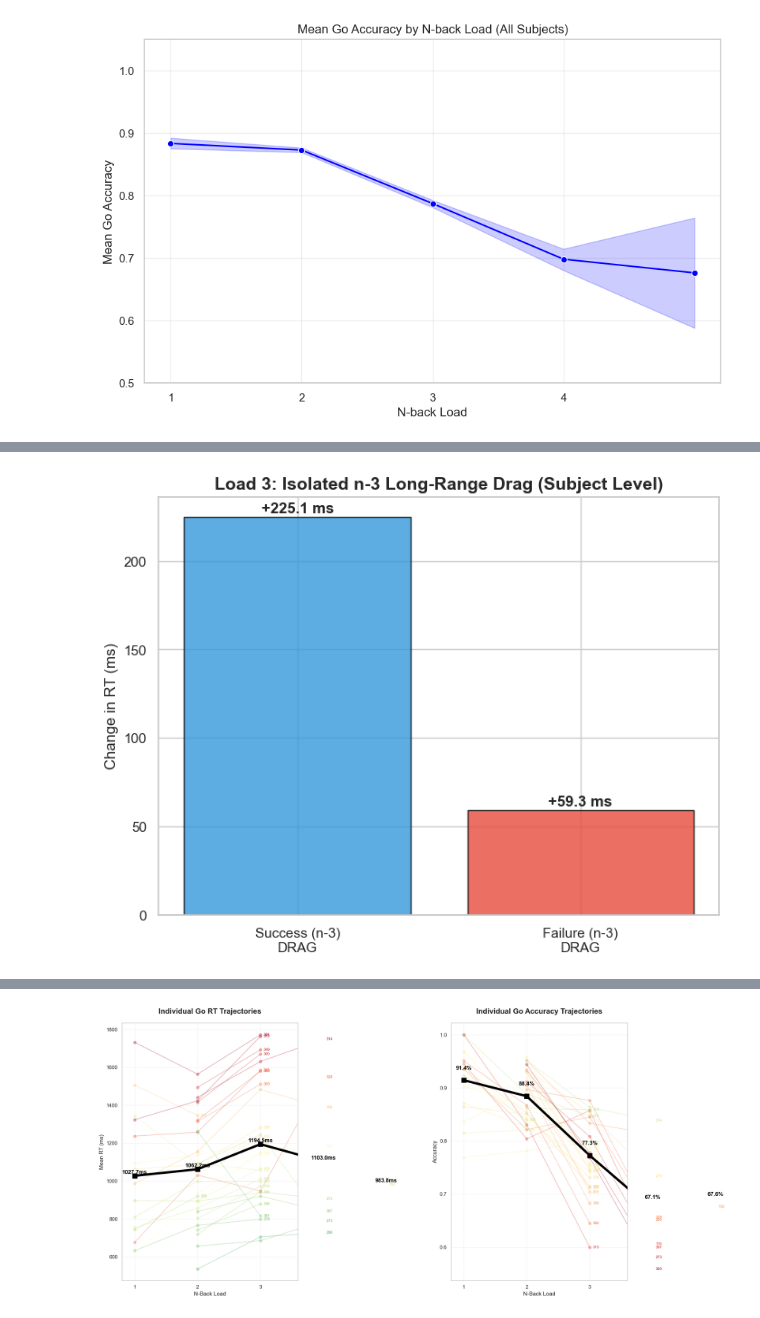
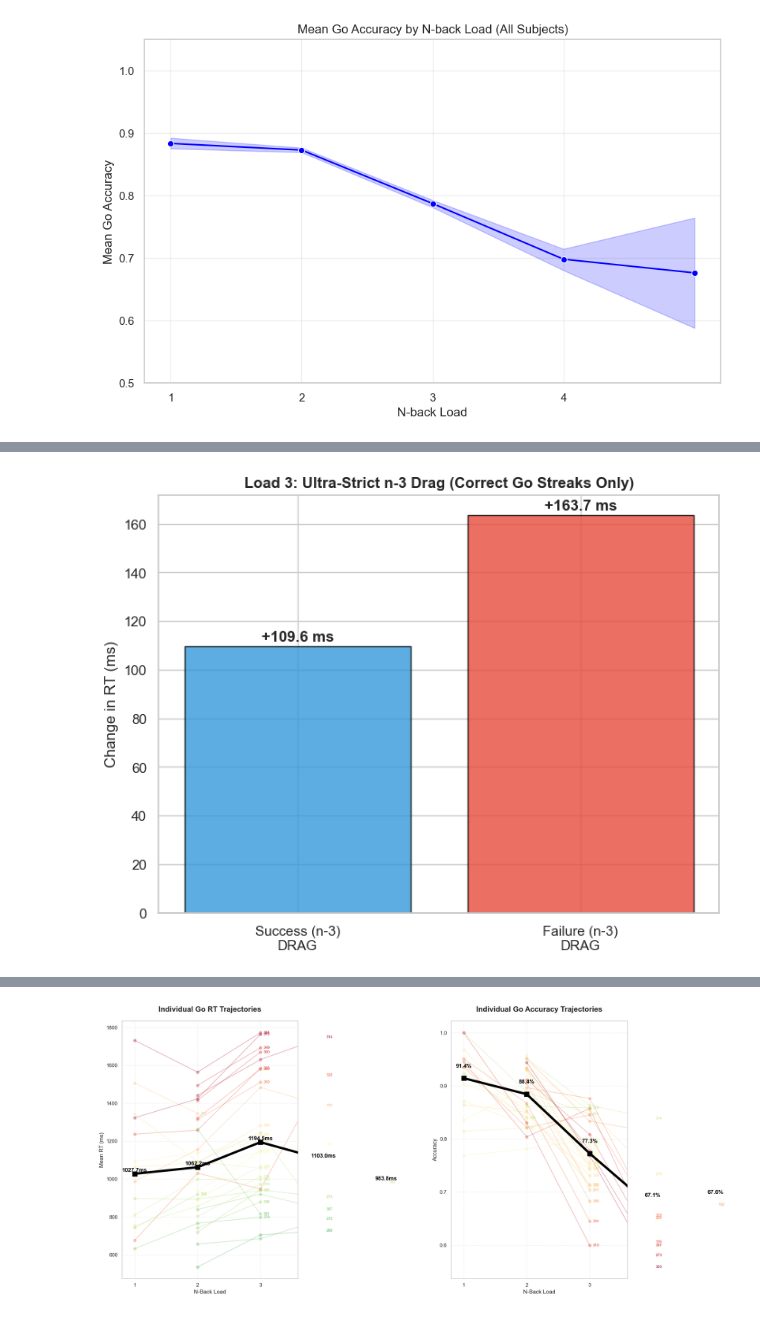
Before and after one commit to elk040/Beast, a Jupyter notebook: BeastBehavioral4_22.ipynb, the cells around one changed output, grey strips where cells are left out. Drawn from its saved outputs; the diff is of its cells as text; code cells hidden in the pictures.

```diff
--- a/BeastBehavioral4_22.ipynb
+++ b/BeastBehavioral4_22.ipynb
@@ -954,55 +1014,73 @@ subject
 # %%
-# ---------------------------------------------------------
 # ----------------------------------------------------------------------------------
-# LOAD 3: Does drag increase at a higher workload?
+# LOAD 3: Does drag increase at a higher workload? (Correct Go Streaks Only)
+# ----------------------------------------------------------------------------------
 
-# 1. SEQUENCING (Reach back 3 trials)
-# ---------------------------------------------------------
+# 1. SEQUENCING & ACCURACY FILTER
 full_load3 = full_load3.sort_values(['subject', 'TrialNum'])
+
+# Create a 'Correct Go' flag (Adjust 'RT > 0' if you have a specific accuracy column)
+full_load3['is_correct_go'] = (full_load3['NoStop1StopSuccess2StopFail3'] == 1) & (full_load3['RT'] > 0)
+
+# Shift the accuracy/type status
 full_load3['n1_type'] = full_load3.groupby('subject')['NoStop1StopSuccess2StopFail3'].shift(1)
+full_load3['n1_corr'] = full_load3.groupby('subject')['is_correct_go'].shift(1)
+
 full_load3['n2_type'] = full_load3.groupby('subject')['NoStop1StopSuccess2StopFail3'].shift(2)
+full_load3['n2_corr'] = full_load3.groupby('subject')['is_correct_go'].shift(2)
+
 full_load3['n3_type'] = full_load3.groupby('subject')['NoStop1StopSuccess2StopFail3'].shift(3)
 
-# Filter for Go trials
-df_go_l3 = full_load3[full_load3['NoStop1StopSuccess2StopFail3'] == 1].copy()
+# Filter for the current trial being a Correct Go
+df_go_l3 = full_load3[(full_load3['NoStop1StopSuccess2StopFail3'] == 1) & (full_load3['RT'] > 0)].copy()
 
+# 2. SUBJECT-LEVEL CALCULATION
+# REQUIREMENT: n-1 and n-2 must be Go trials AND they must be CORRECT
+# This ensures no Post-Error Slowing is bleeding into the Drag measurement.
+strict_sequence_mask = (df_go_l3['n1_type'] == 1) & (df_go_l3['n1_corr'] == True) & \
+                       (df_go_l3['n2_type'] == 1) & (df_go_l3['n2_corr'] == True)
+
+subj_drag_n3_raw = df_go_l3[strict_sequence_mask].groupby(['subject', 'n3_type'])['RT'].agg(['mean', 'count']).unstack()
+
+# Calculate the raw differences for EVERYONE first
+raw_diffs_n3 = subj_drag_n3_raw['mean'].subtract(subj_drag_n3_raw[('mean', 1.0)], axis=0)
+
+# 5. FINAL GROUP AVERAGES ( reliability filters independently for each bar)
+
+# Success bar: People with 3+ Baseline AND 3+ Success
+succ_filter = (subj_drag_n3_raw[('count', 1.0)] >= 3) & (subj_drag_n3_raw[('count', 2.0)] >= 3)
+val_succ = raw_diffs_n3[2.0][succ_filter].mean()
+
+# Failure bar: People with 3+ Baseline AND 3+ Failure
+fail_filter = (subj_drag_n3_raw[('count', 1.0)] >= 3) & (subj_drag_n3_raw[('count', 3.0)] >= 3)
+val_fail = raw_diffs_n3[3.0][fail_filter].mean()
+
+final_vals_l3 = [val_succ, val_fail]
+
+# Update the print statement to show both Ns
+print(f"ULTRA-STRICT RESULTS:")
+print(f"Success N: {succ_filter.sum()} subjects")
+print(f"Failure N: {fail_filter.sum()} subjects")
 # ---------------------------------------------------------
-# 2. SUBJECT-LEVEL CALCULATION
-# ---------------------------------------------------------
-
-# ISOLATE DRAG (n-3) at Subject Level
-# filter for trials where n-1 AND n-2 were Go (1), to see the pure n-3 effect
-subj_drag_n3 = df_go_l3[(df_go_l3['n1_type'] == 1) & (df_go_l3['n2_type'] == 1)].groupby(['subject', 'n3_type'])['RT'].mean().unstack()
-
-# CALCULATE DIFFERENCES PER SUBJECT
-# Normalizing every subject to their own Go baseline (subtract column 1.0)
-drag_diffs_n3 = subj_drag_n3.subtract(subj_drag_n3[1.0], axis=0)
-
-# FINAL GROUP AVERAGES (The "Mean of Means")
-final_vals_l3 = [
-    drag_diffs_n3[2.0].mean(), # Success n-3 Drag
-    drag_diffs_n3[3.0].mean()  # Failure n-3 Drag
-]
-
-# ---------------------------------------------------------
-# 3. VISUALIZATION
+# 6. VISUALIZATION
 # ---------------------------------------------------------
 labels = ['Success (n-3)\nDRAG', 'Failure (n-3)\nDRAG']
-colors = ['#3498db', '#e74c3c'] # Using different colors to distinguish from Load 2
+colors = ['#3498db', '#e74c3c']
 
 plt.figure(figsize=(8, 6))
 bars = plt.bar(labels, final_vals_l3, color=colors, edgecolor='black', alpha=0.8)
 plt.axhline(0, color='black', linewidth=1)
 
-# Add the ms labels
 for bar in bars:
     y = bar.get_height()
-    plt.text(bar.get_x() + bar.get_width()/2, y + (2 if y >= 0 else -10),
-             f'{y:+.1f} ms', ha='center', fontweight='bold')
+    if pd.notnull(y):
+        plt.text(bar.get_x() + bar.get_width()/2, y + (2 if y >= 0 else -10),
+                 f'{y:+.1f} ms', ha='center', fontweight='bold')
 
-plt.title('Load 3: Isolated n-3 Long-Range Drag (Subject Level)', fontsize=14, fontweight='bold')
+plt.title('Load 3: Ultra-Strict n-3 Drag (Correct Go Streaks Only)', fontsize=12, fontweight='bold')
 plt.ylabel('Change in RT (ms)')
 plt.show()
 
-print(f"Analysis based on N={len(drag_diffs_n3.dropna())} reliable subjects.")
+print(f"ULTRA-STRICT RESULTS:")
+print(f"Final N: {len(drag_diffs_n3.dropna())} subjects met the 3-trial CORRECT streak requirement.")
 # %% [output]
@@ -1009 +1090 @@ print(f"Analysis based on N={len(drag_diffs_n3.dropna())} reliable subjects.")
-[figure, old version]
+[figure, new version]
```
Also changed, not shown: parts of 4 cells of this notebook.
